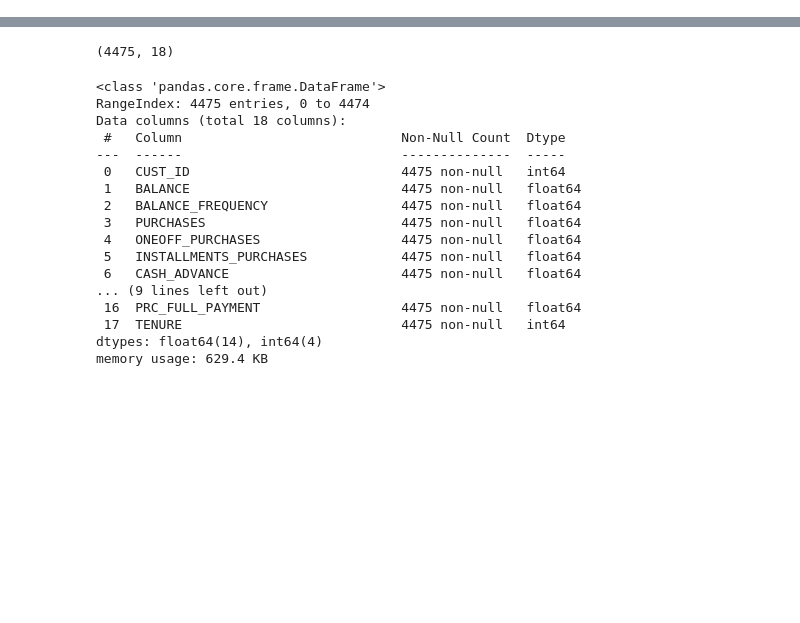
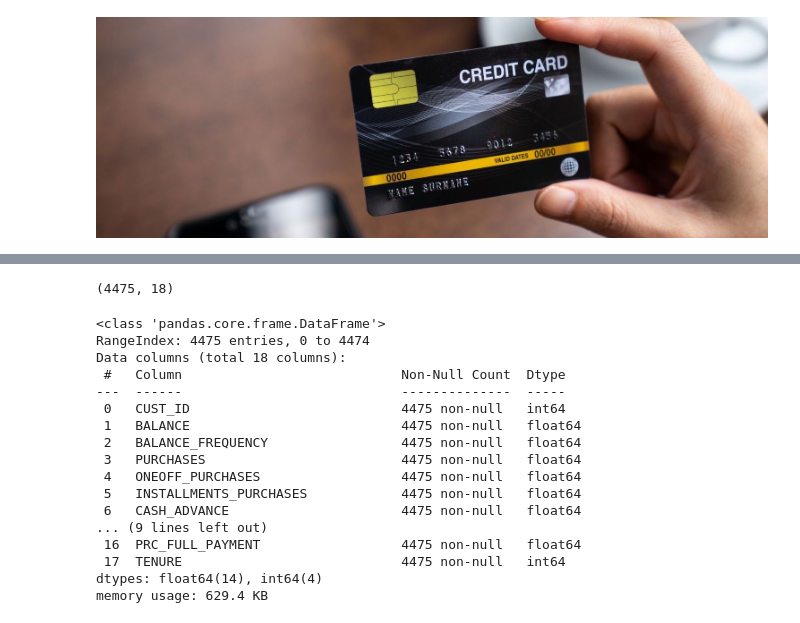
Before and after one commit to rizkyansharipr/Credit_card_customers_segmentation_system, a Jupyter notebook: Credit_card_customers_segmentation.ipynb, the cells around one changed output, grey strips where cells are left out. Drawn from its saved outputs; the diff is of its cells as text; code cells hidden in the pictures; blank space fills up the shorter version.

```diff
--- a/Credit_card_customers_segmentation.ipynb
+++ b/Credit_card_customers_segmentation.ipynb
@@ -34,0 +15,4 @@ Membuat model clustering untuk melakukan Customer Segmentation dari data kartu k
+# %%
+Image(filename='credit card.jpeg')
+# %% [output]
+[figure, added]
```
Also changed, not shown: parts of 110 cells of this notebook.
